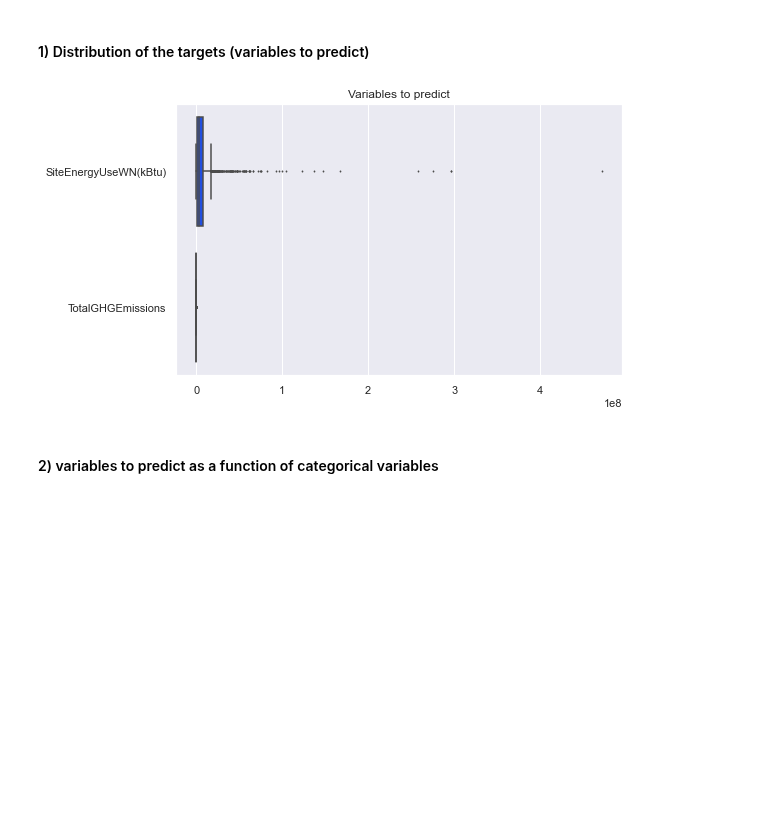
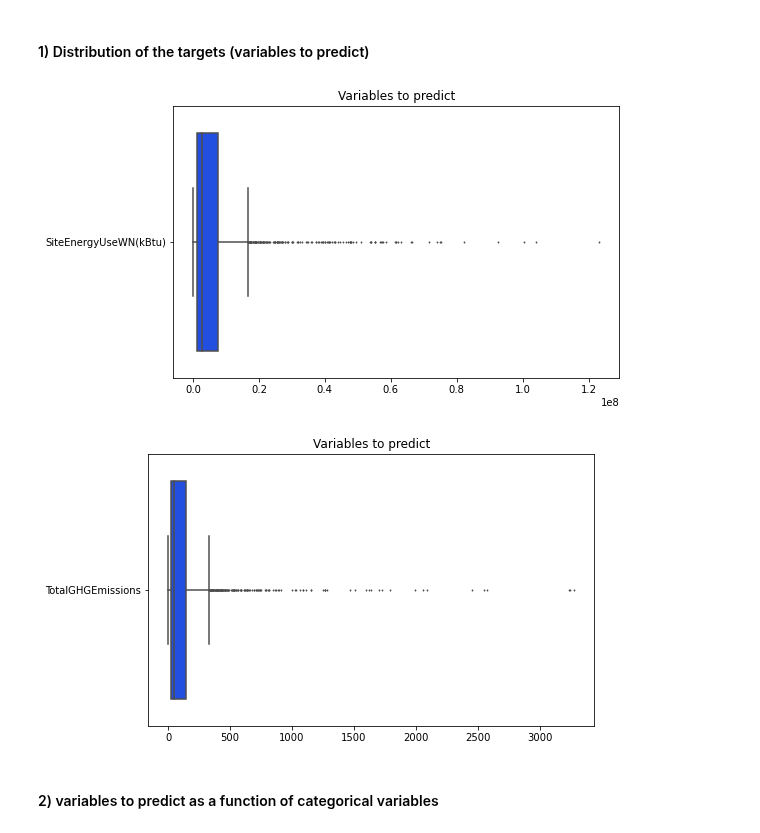
Before and after one commit to oumeima-elgharbi/P4_Data_Science_OpenClassrooms, a Jupyter notebook: P4_02_exploratory_data_analysis.ipynb, the cells around one changed output. Saved outputs shown, nothing was run; the diff lists cells and outputs as text; code cells hidden in the pictures; blank space fills up the shorter version.

```diff
--- a/P4_02_exploratory_data_analysis.ipynb
+++ b/P4_02_exploratory_data_analysis.ipynb
@@ -177,16 +177,18 @@ Features to predict :  ['SiteEnergyUseWN(kBtu)', 'TotalGHGEmissions']
 # %% [markdown]
 #### 1) Distribution of the targets (variables to predict)
 # %%
-# Boxplot of features to predict
-plt.figure(figsize=(8, 5))
-plt.title('Variables to predict')
-bp = sns.boxplot(x='value', y='variable', data=pd.melt(data_v1[features_to_predict]), palette='bright',
-                 flierprops=dict(markersize=1, markerfacecolor='gray'))
-bp.set_xlabel("")
-bp.set_ylabel("")
-plt.show()
+for index, feature in enumerate(features_to_predict):
+    # Boxplot of features to predict
+    plt.figure(figsize=(8, 5))
+    plt.title('Variables to predict')
+    bp = sns.boxplot(x='value', y='variable', data=pd.melt(data_v1[[feature]]), palette='bright',
+                     flierprops=dict(markersize=1, markerfacecolor='gray'))
+    bp.set_xlabel("")
+    bp.set_ylabel("")
+    plt.show()
 # %% [output]
-[figure, old version]
+[figure, new version]
+[figure, added]
 # %% [markdown]
 #### 2) variables to predict as a function of categorical variables
 # %%
```
Also changed, not shown: parts of 12 cells of this notebook, 9 other files.
